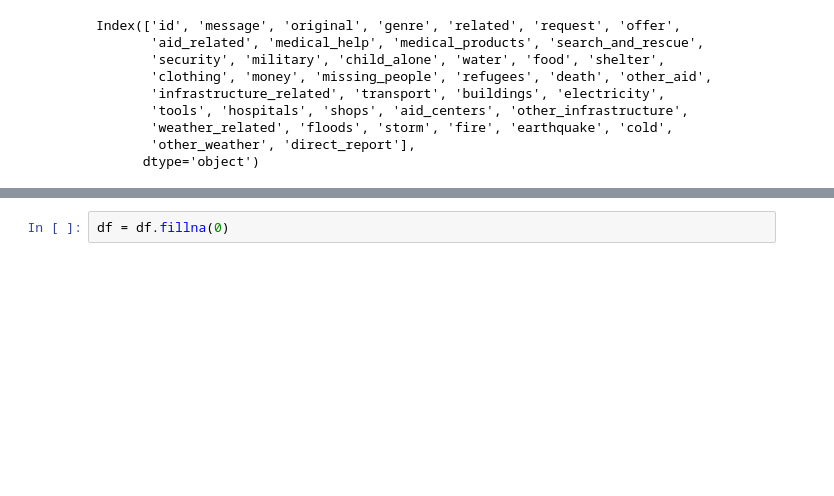
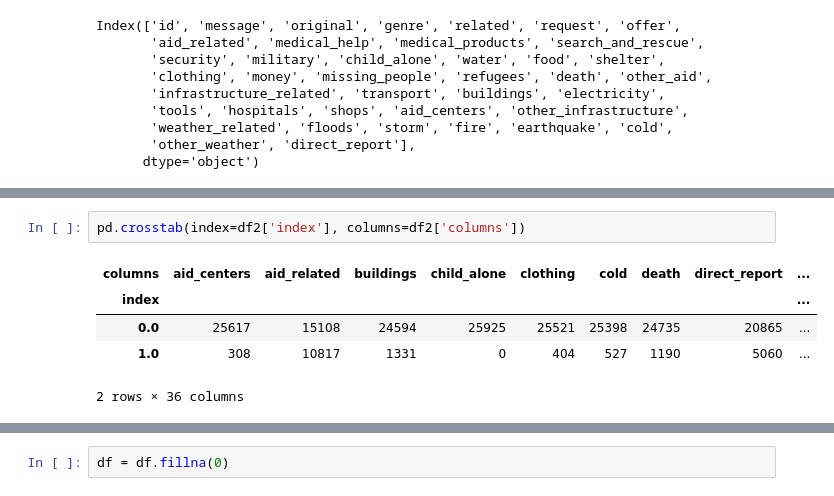
Before and after one commit to jain628/Disaster-Response-Project, a Jupyter notebook: Preparation/ETL Pipeline Preparation.ipynb, the cells around one changed output, grey strips where cells are left out. Saved outputs shown, nothing was run; the diff lists cells and outputs as text; blank space fills up the shorter version.

```diff
--- a/Preparation/ETL Pipeline Preparation.ipynb
+++ b/Preparation/ETL Pipeline Preparation.ipynb
@@ -373,0 +405,8 @@ Index(['id', 'message', 'original', 'genre', 'related', 'request', 'offer',
+# %%
+pd.crosstab(index=df2['index'], columns=df2['columns'])
+# %% [output]
+| columns | aid_centers | aid_related | buildings | child_alone | clothing | cold | death | direct_report | ... |
+| index |  |  |  |  |  |  |  |  | ... |
+| 0.0 | 25617 | 15108 | 24594 | 25925 | 25521 | 25398 | 24735 | 20865 | ... |
+| 1.0 | 308 | 10817 | 1331 | 0 | 404 | 527 | 1190 | 5060 | ... |
+2 rows × 36 columns
```
Also changed, not shown: parts of 9 cells of this notebook, 2 other files.
